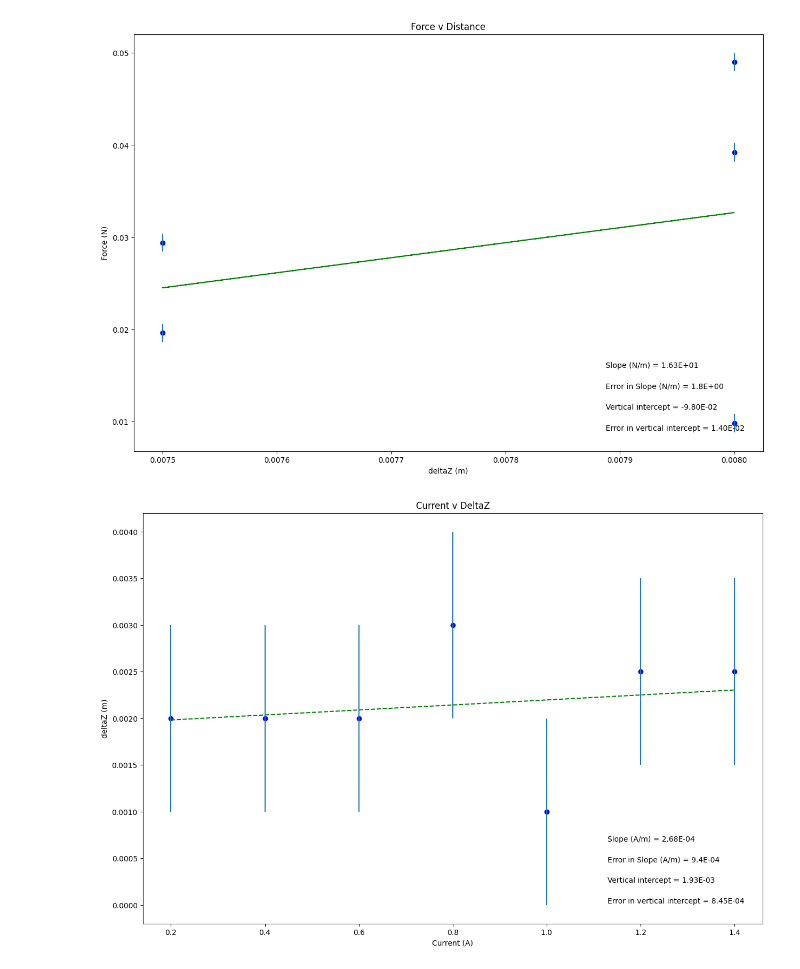
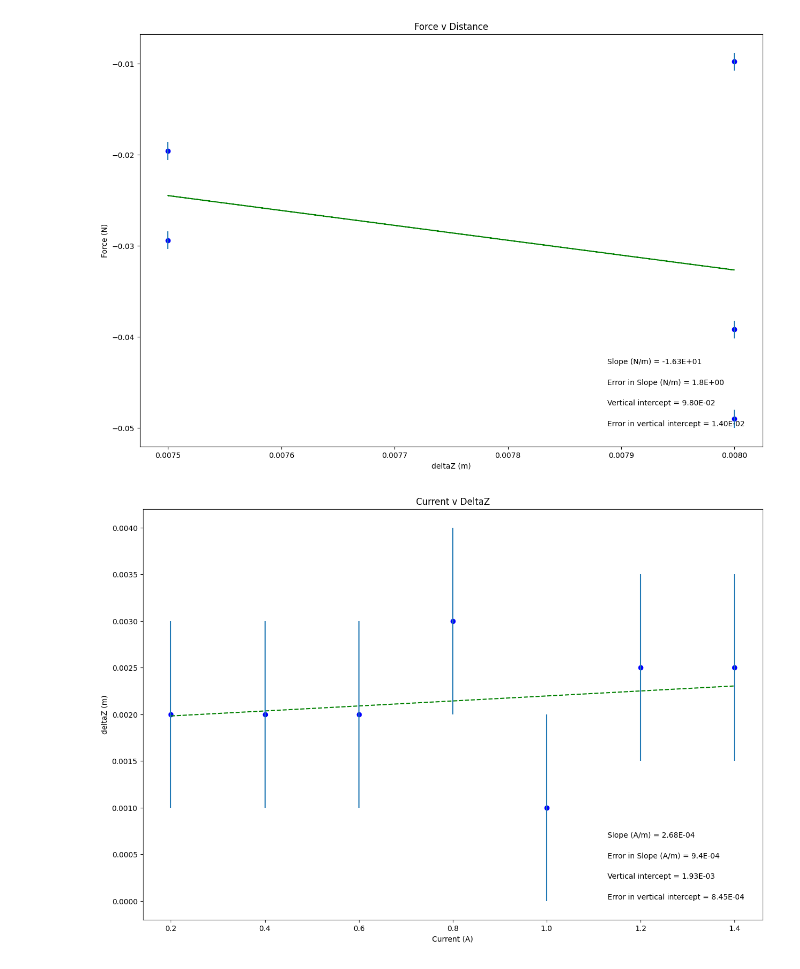
Before and after one commit to trillium06/Lab2, a Jupyter notebook: Magnetic_dipole.ipynb, the cells around one changed output. Saved outputs shown, nothing was run; the diff lists cells and outputs as text; code cells hidden in the pictures.

```diff
--- a/Magnetic_dipole.ipynb
+++ b/Magnetic_dipole.ipynb
@@ -26,7 +26,7 @@ import matplotlib.pyplot as plt
 
 deltaZ = np.array([0.008,0.0075,0.0075,0.008,0.008]) #            <-----
 
-Force = np.array([0.0098,0.0196,0.0294,0.0392,0.049]) #           <-----
+Force = np.array([-0.0098,-0.0196,-0.0294,-0.0392,-0.049]) #           <-----
 
 error = np.array([.00098,.00098,.00098,.00098,.00098]) #                      <-----
 
@@ -97,34 +97,34 @@ elif annotation_placement==3 or annotation_placement==4:
 #Don't need to change anything in this section!
 
 #Plot data on graph. Plot error bars and place values for slope,
 #error in slope, and vertical intercept (plus error) on the plot using "annotate"
 
 plt.figure(figsize=(15,10))
 
 plt.plot(x, fit, color='green', linestyle='--')
 plt.scatter(x, y, color='blue', marker='o')
 
 plt.xlabel(x_label)
 plt.ylabel(y_label)
 plt.title(plot_title)
 
 plt.errorbar(x, y, yerr=dy, xerr=None, fmt="none") #don't need to plot x error bars
 
 plt.annotate('Slope ({}) = {value:.{digits}E}'.format(slope_units,value=m, digits=2),
              (xpos, ypos[0]), xycoords='axes fraction')
 
 plt.annotate('Error in Slope ({}) = {value:.{digits}E}'.format(slope_units,value=dm, digits=1),
              (xpos, ypos[1]), xycoords='axes fraction')
 
 plt.annotate('Vertical intercept = {value:.{digits}E}'.format(value=b, digits=2),
              (xpos, ypos[2]), xycoords='axes fraction')
 
 plt.annotate('Error in vertical intercept = {value:.{digits}E}'.format(value=db, digits=2),
              (xpos, ypos[3]), xycoords='axes fraction')
 
 plt.show()
 # %% [output]
-[figure, old version]
+[figure, new version]
 # %%
 #This is an example of the plotting template that has been fully updated
 #Each line that was updated from the template has an arrow next to it: <-----
```
